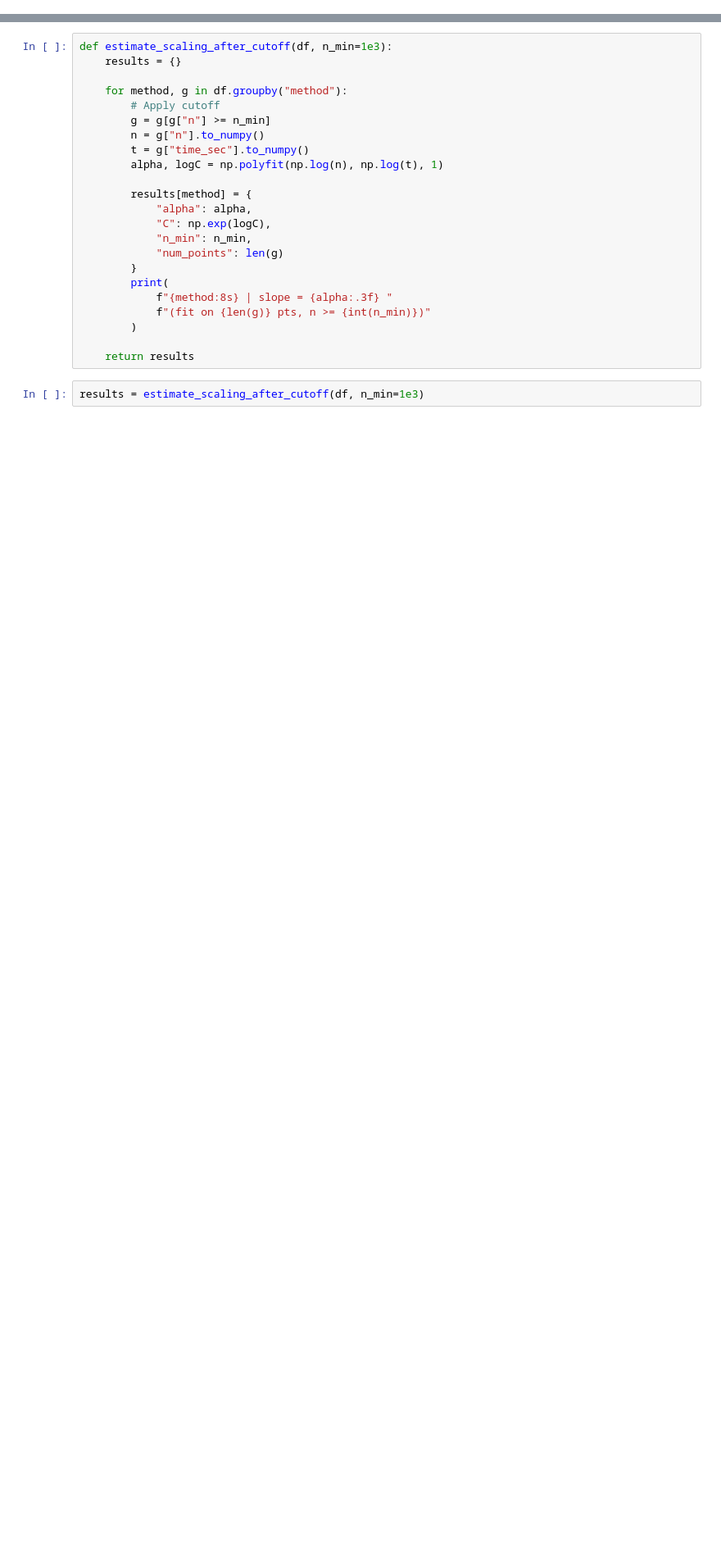
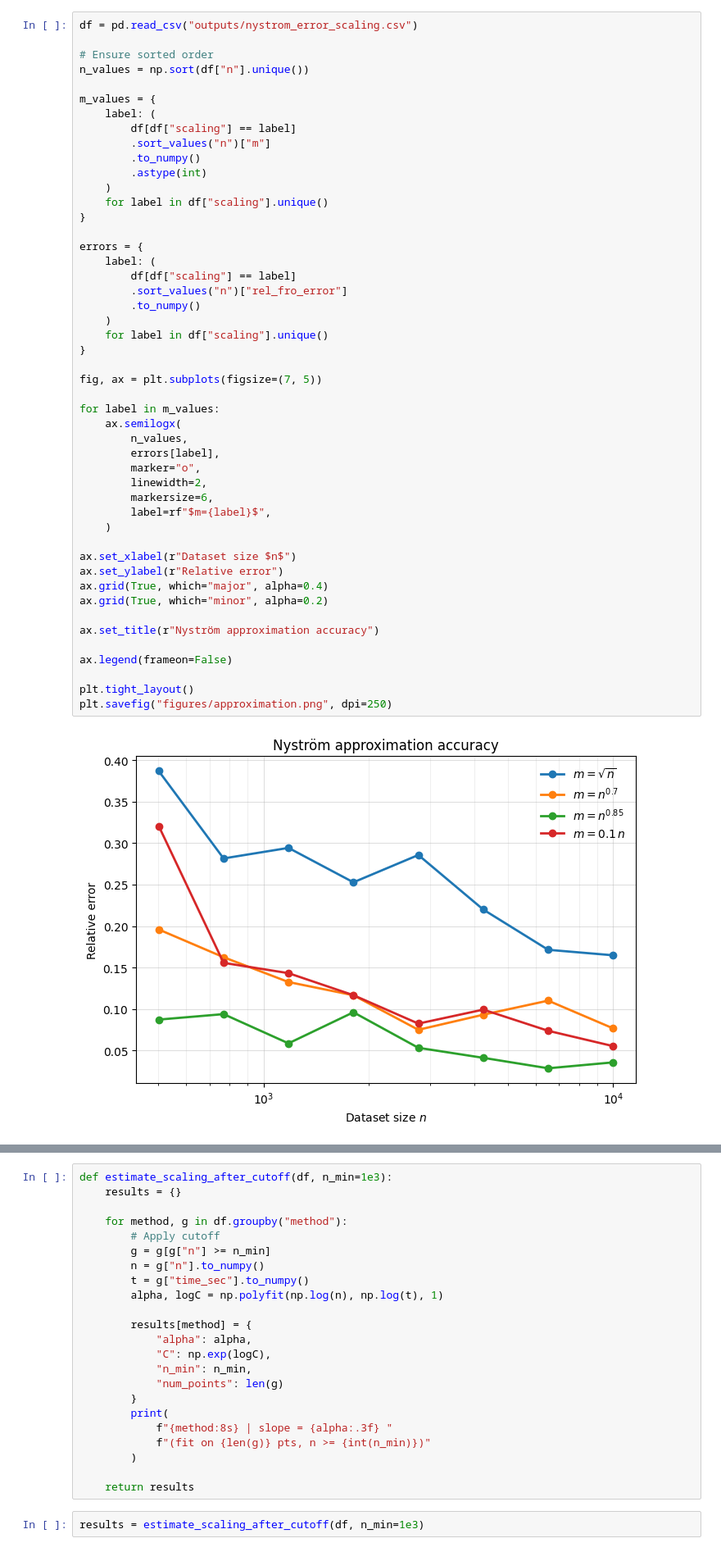
Before and after one commit to fotisk07/GDA-Project, a Jupyter notebook: notebooks/background.ipynb, the cells around one changed output, grey strips where cells are left out. Shown at 82% size. Drawn from its saved outputs; the diff is of its cells as text; blank space fills up the shorter version.

```diff
--- a/notebooks/background.ipynb
+++ b/notebooks/background.ipynb
@@ -159,0 +169,50 @@ ax.grid(alpha=0.3)
+# %%
+df = pd.read_csv("outputs/nystrom_error_scaling.csv")
+
+# Ensure sorted order
+n_values = np.sort(df["n"].unique())
+
+m_values = {
+    label: (
+        df[df["scaling"] == label]
+        .sort_values("n")["m"]
+        .to_numpy()
+        .astype(int)
+    )
+    for label in df["scaling"].unique()
+}
+
+errors = {
+    label: (
+        df[df["scaling"] == label]
+        .sort_values("n")["rel_fro_error"]
+        .to_numpy()
+    )
+    for label in df["scaling"].unique()
+}
+
+fig, ax = plt.subplots(figsize=(7, 5))
+
+for label in m_values:
+    ax.semilogx(
+        n_values,
+        errors[label],
+        marker="o",
+        linewidth=2,
+        markersize=6,
+        label=rf"$m={label}$",
+    )
+
+ax.set_xlabel(r"Dataset size $n$")
+ax.set_ylabel(r"Relative error")
+ax.grid(True, which="major", alpha=0.4)
+ax.grid(True, which="minor", alpha=0.2)
+
+ax.set_title(r"Nyström approximation accuracy")
+
+ax.legend(frameon=False)
+
+plt.tight_layout()
+plt.savefig("figures/approximation.png", dpi=250)
+# %% [output]
+[figure, added]
```
Also changed, not shown: parts of 18 cells of this notebook, 26 other files.
